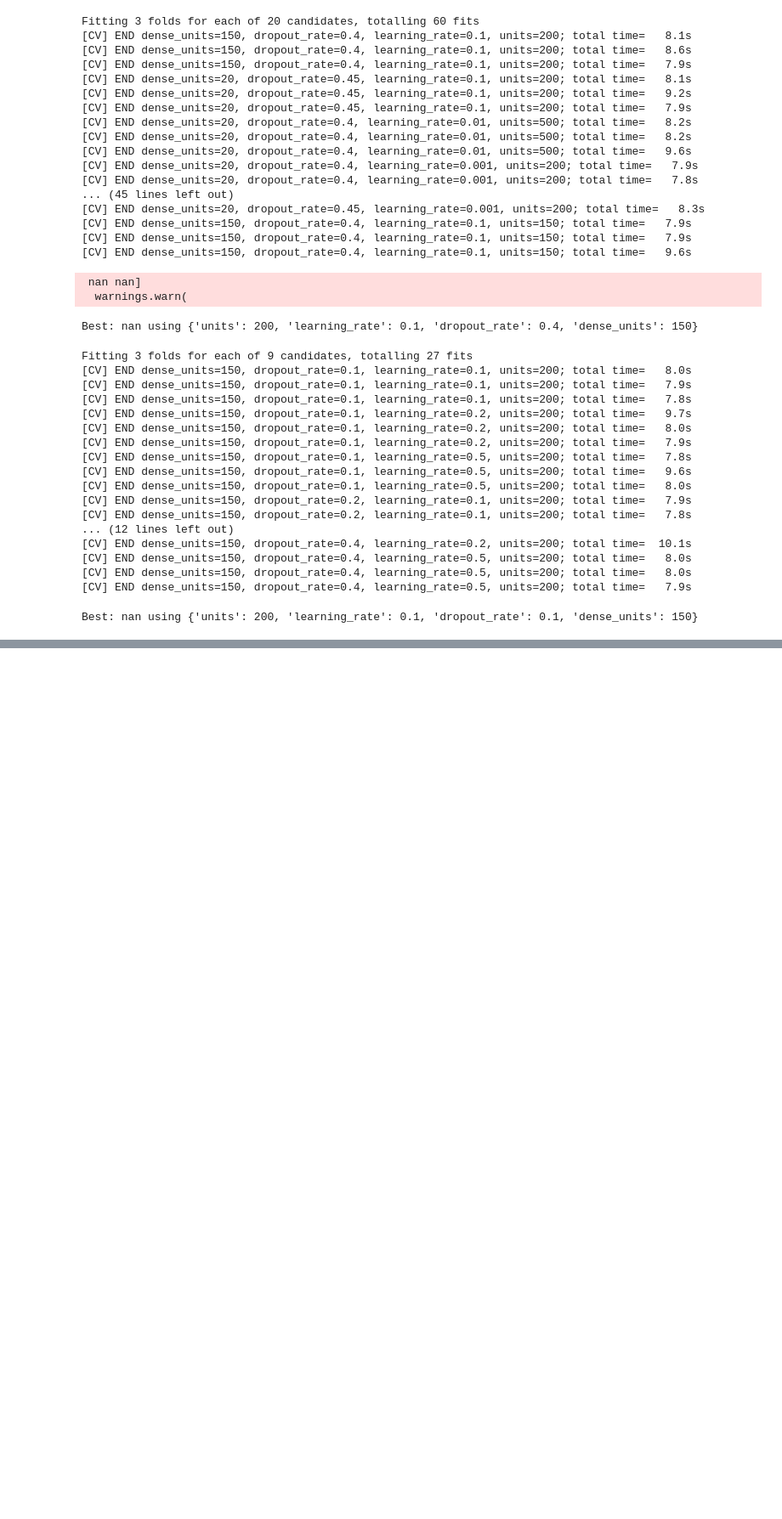
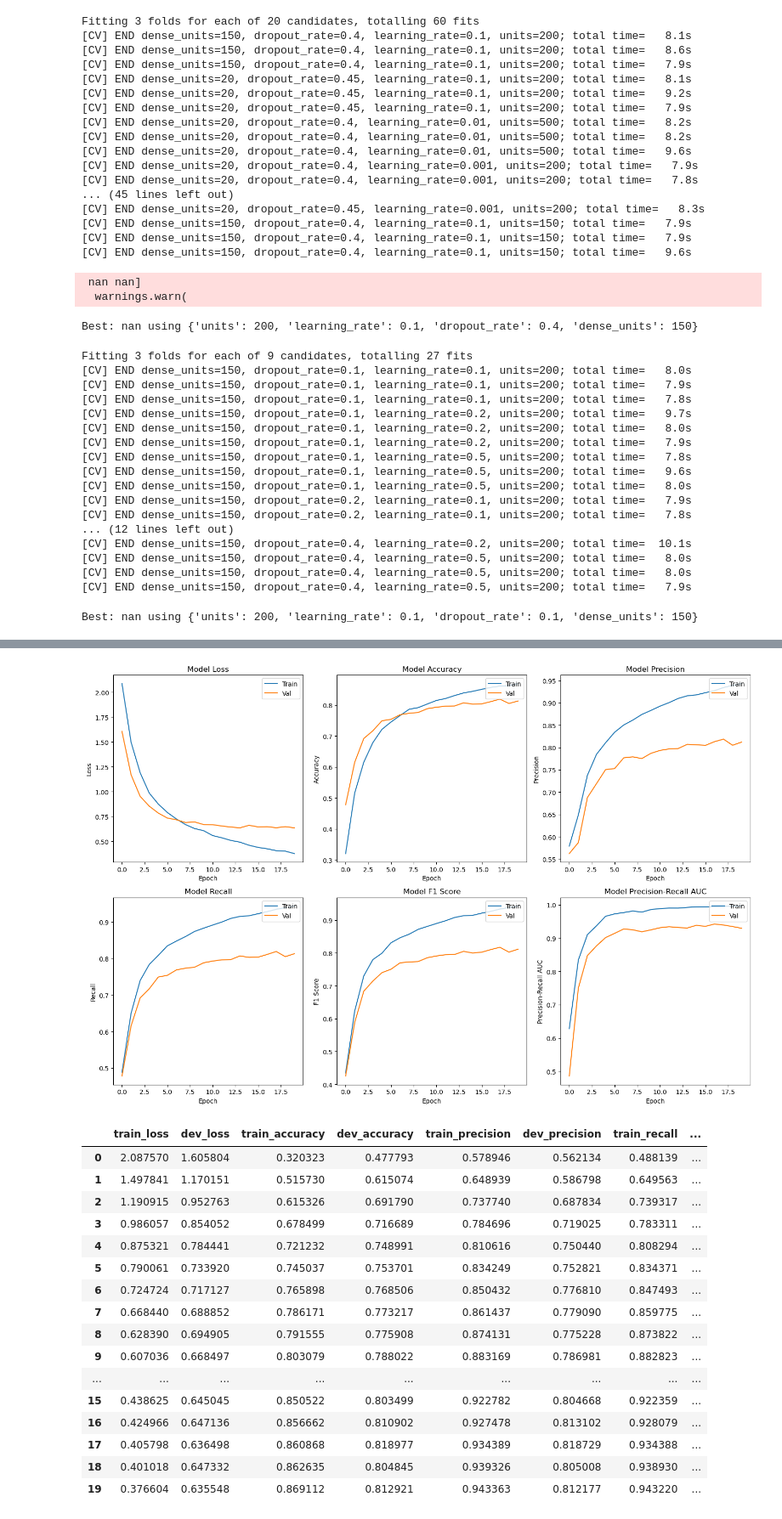
Before and after one commit to jasonosaj96/Personal-Project-Examples, a Jupyter notebook: AUEB Msc In Data Science - Text Analytics 2024/Text_Analytics_assignment_4_team_p3352303_p3352307_p3352327_p3352325.ipynb, the cells around one changed output, grey strips where cells are left out. Shown at 85% size. Cells and saved outputs as stored; diff of their text form; code cells hidden in the pictures; blank space fills up the shorter version.

```diff
--- a/AUEB Msc In Data Science - Text Analytics 2024/Text_Analytics_assignment_4_team_p3352303_p3352307_p3352327_p3352325.ipynb
+++ b/AUEB Msc In Data Science - Text Analytics 2024/Text_Analytics_assignment_4_team_p3352303_p3352307_p3352327_p3352325.ipynb
@@ -293,0 +295,9 @@ data
+# %%
+MAX_WORDS = len(list(set([word for x in data for word in x['words']])))
+MAX_SEQUENCE_LENGTH = 5 # context window
+EMBEDDING_DIM = 300
+
+vectorizer = TextVectorization(max_tokens=MAX_WORDS, output_mode='int', ngrams=1,
+              output_sequence_length=MAX_SEQUENCE_LENGTH)
+
+vectorizer.adapt([" ".join(x['words']) for x in data])
@@ -999,0 +1087,33 @@ treated as an additional baseline. Include in your report:
+# %%
+os.environ['TF_CPP_MIN_LOG_LEVEL'] = 'cuda_malloc_async'
+
+GRU_SIZE = 300
+DENSE = 100
+
+# create empty sequential model
+model = tf.keras.Sequential()
+model.add(Input(shape=(1,), dtype=tf.string))
+model.add(vectorizer)
+# add an embedding layer
+model.add(Embedding(MAX_WORDS, EMBEDDING_DIM, weights=[embedding_matrix],
+                    input_length=MAX_SEQUENCE_LENGTH,mask_zero=True, trainable=False))
+
+# Use 0.33 dropout probability
+model.add(Dropout(0.33))
+# add a bidirectional gru layer with 0.33 variational (recurrent) dropout
+model.add(Bidirectional(GRU(GRU_SIZE, return_sequences=False, recurrent_dropout = 0.33)))
+model.add(Dropout(0.33))
+
+# add an MLP with 1 hidden layer
+model.add(Dense(units=DENSE, activation='relu' ))
+model.add(Dropout(0.33))
+model.add(Dense(len(total_classes), activation='softmax'))
+
+model.compile(loss='categorical_crossentropy',
+              optimizer=Adam(learning_rate=0.001),
+              metrics=["categorical_accuracy"])
+
+print(model.summary())
+
+# Create the metrics callback (assuming MetricsCallback is defined elsewhere in your code)
+metrics_callback = MetricsCallback((X_train_fixed, Y_train, X_val_fixed, Y_val), plot_results=False)
@@ -999,0 +1162,22 @@ treated as an additional baseline. Include in your report:
+# %%
+multi_plot_all_metrics(metrics_callback.metrics_data)
+display(metrics_callback.get_metrics_dataframe())
+# %% [output]
+[figure, added]
+|  | train_loss | dev_loss | train_accuracy | dev_accuracy | train_precision | dev_precision | train_recall | ... |
+| 0 | 2.087570 | 1.605804 | 0.320323 | 0.477793 | 0.578946 | 0.562134 | 0.488139 | ... |
+| 1 | 1.497841 | 1.170151 | 0.515730 | 0.615074 | 0.648939 | 0.586798 | 0.649563 | ... |
+| 2 | 1.190915 | 0.952763 | 0.615326 | 0.691790 | 0.737740 | 0.687834 | 0.739317 | ... |
+| 3 | 0.986057 | 0.854052 | 0.678499 | 0.716689 | 0.784696 | 0.719025 | 0.783311 | ... |
+| 4 | 0.875321 | 0.784441 | 0.721232 | 0.748991 | 0.810616 | 0.750440 | 0.808294 | ... |
+| 5 | 0.790061 | 0.733920 | 0.745037 | 0.753701 | 0.834249 | 0.752821 | 0.834371 | ... |
+| 6 | 0.724724 | 0.717127 | 0.765898 | 0.768506 | 0.850432 | 0.776810 | 0.847493 | ... |
+| 7 | 0.668440 | 0.688852 | 0.786171 | 0.773217 | 0.861437 | 0.779090 | 0.859775 | ... |
+| 8 | 0.628390 | 0.694905 | 0.791555 | 0.775908 | 0.874131 | 0.775228 | 0.873822 | ... |
+| 9 | 0.607036 | 0.668497 | 0.803079 | 0.788022 | 0.883169 | 0.786981 | 0.882823 | ... |
+| ... | ... | ... | ... | ... | ... | ... | ... | ... |
+| 15 | 0.438625 | 0.645045 | 0.850522 | 0.803499 | 0.922782 | 0.804668 | 0.922359 | ... |
+| 16 | 0.424966 | 0.647136 | 0.856662 | 0.810902 | 0.927478 | 0.813102 | 0.928079 | ... |
+| 17 | 0.405798 | 0.636498 | 0.860868 | 0.818977 | 0.934389 | 0.818729 | 0.934388 | ... |
+| 18 | 0.401018 | 0.647332 | 0.862635 | 0.804845 | 0.939326 | 0.805008 | 0.938930 | ... |
+| 19 | 0.376604 | 0.635548 | 0.869112 | 0.812921 | 0.943363 | 0.812177 | 0.943220 | ... |
```
Also changed, not shown: parts of 21 cells of this notebook.
